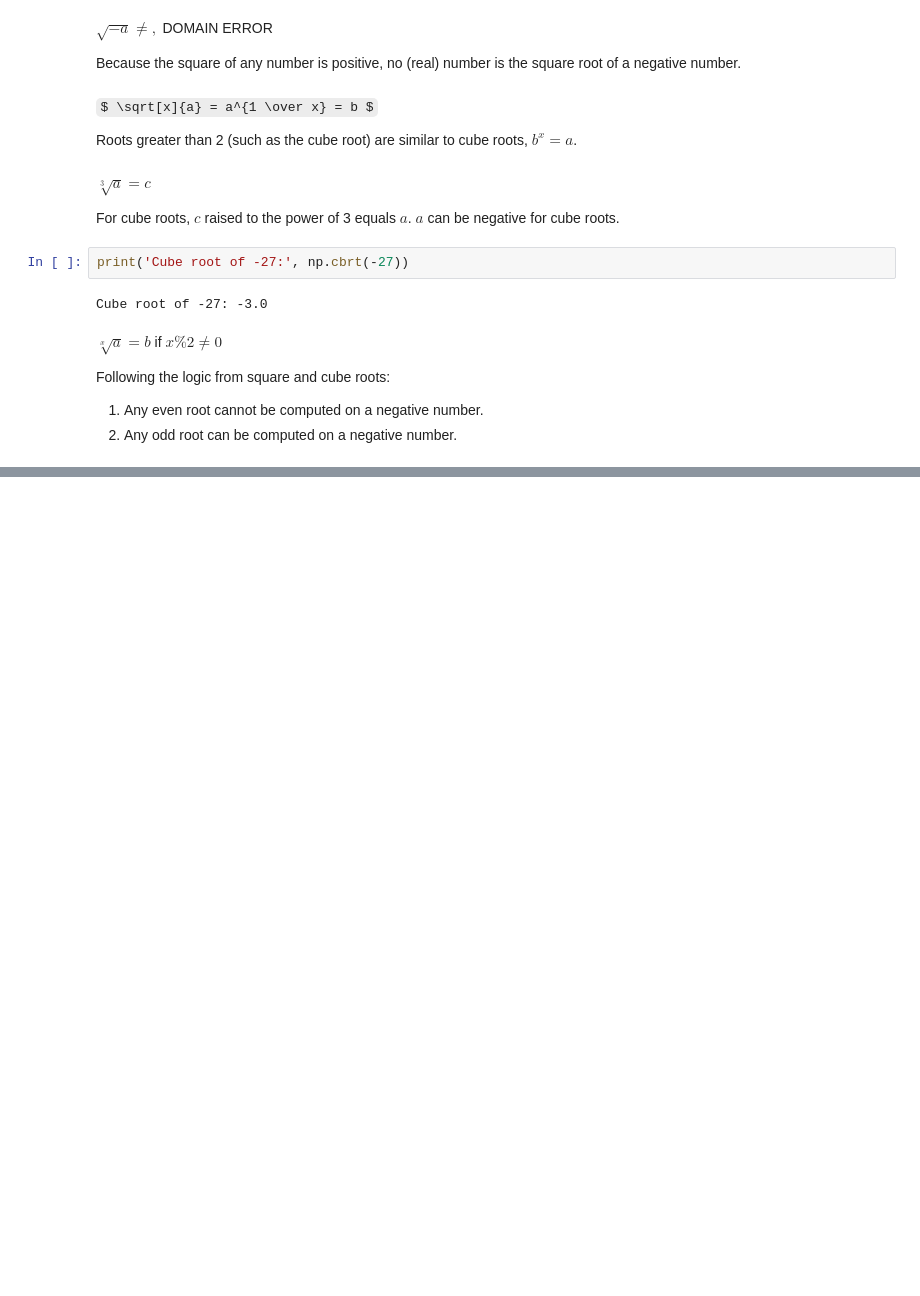
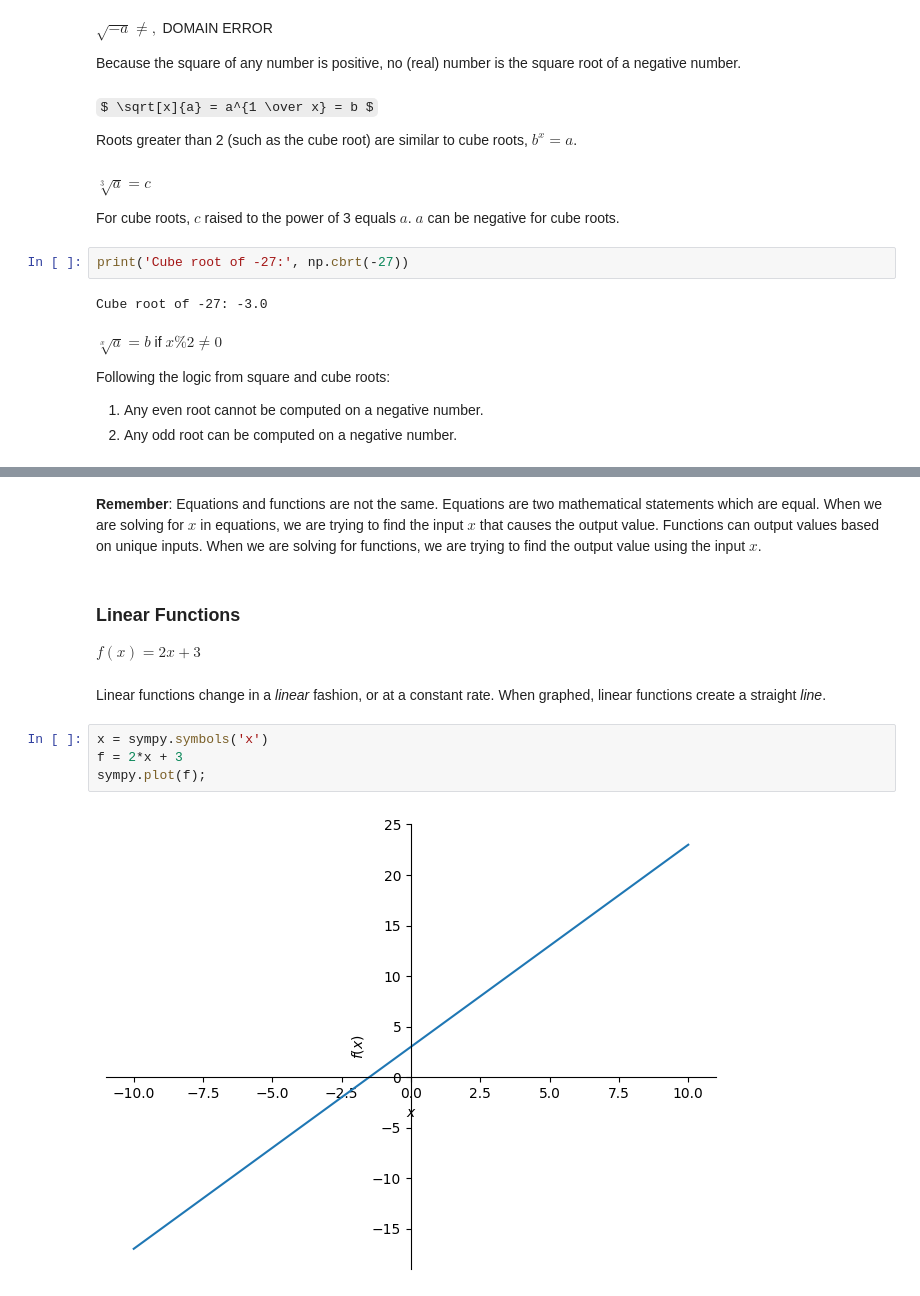
Before and after one commit to zdravoj/data-science-foundations, a Jupyter notebook: Math_Review/Basic_Arithmetic.ipynb, the cells around one changed output, grey strips where cells are left out. Cells and saved outputs as stored; diff of their text form; some formulas as TeX source; blank space fills up the shorter version.

```diff
--- a/Math_Review/Basic_Arithmetic.ipynb
+++ b/Math_Review/Basic_Arithmetic.ipynb
@@ -549,0 +679,14 @@ Following the logic from square and cube roots:
+# %% [markdown]
+**Remember**: Equations and functions are not the same. Equations are two mathematical statements which are equal. When we are solving for $x$ in equations, we are trying to find the input $x$ that causes the output value. Functions can output values based on unique inputs. When we are solving for functions, we are trying to find the output value using the input $x$.
+# %% [markdown]
+### Linear Functions
+
+$ f(x) = 2x + 3 $
+# %% [markdown]
+Linear functions change in a *linear* fashion, or at a constant rate. When graphed, linear functions create a straight *line*.
+# %%
+x = sympy.symbols('x')
+f = 2*x + 3
+sympy.plot(f);
+# %% [output]
+[figure, added]
```
Also changed, not shown: parts of 28 cells of this notebook, 1 other file.
